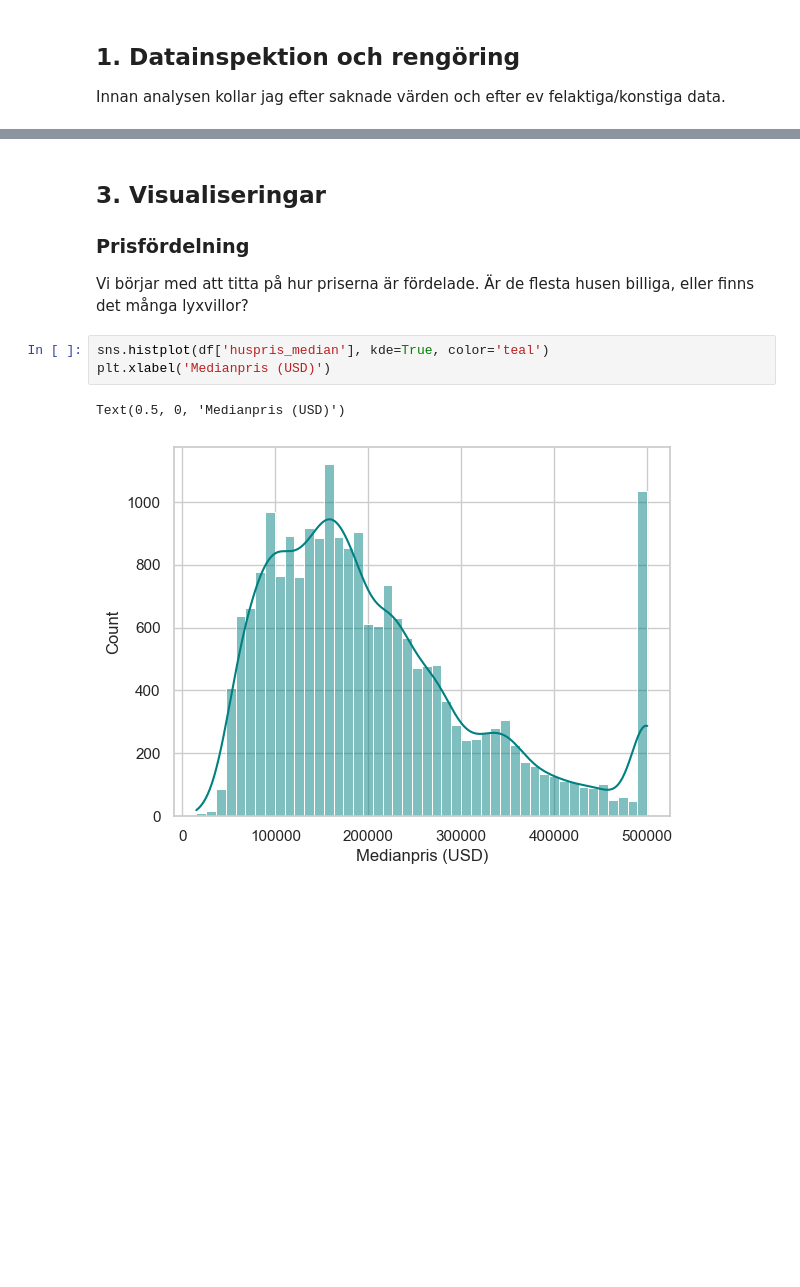
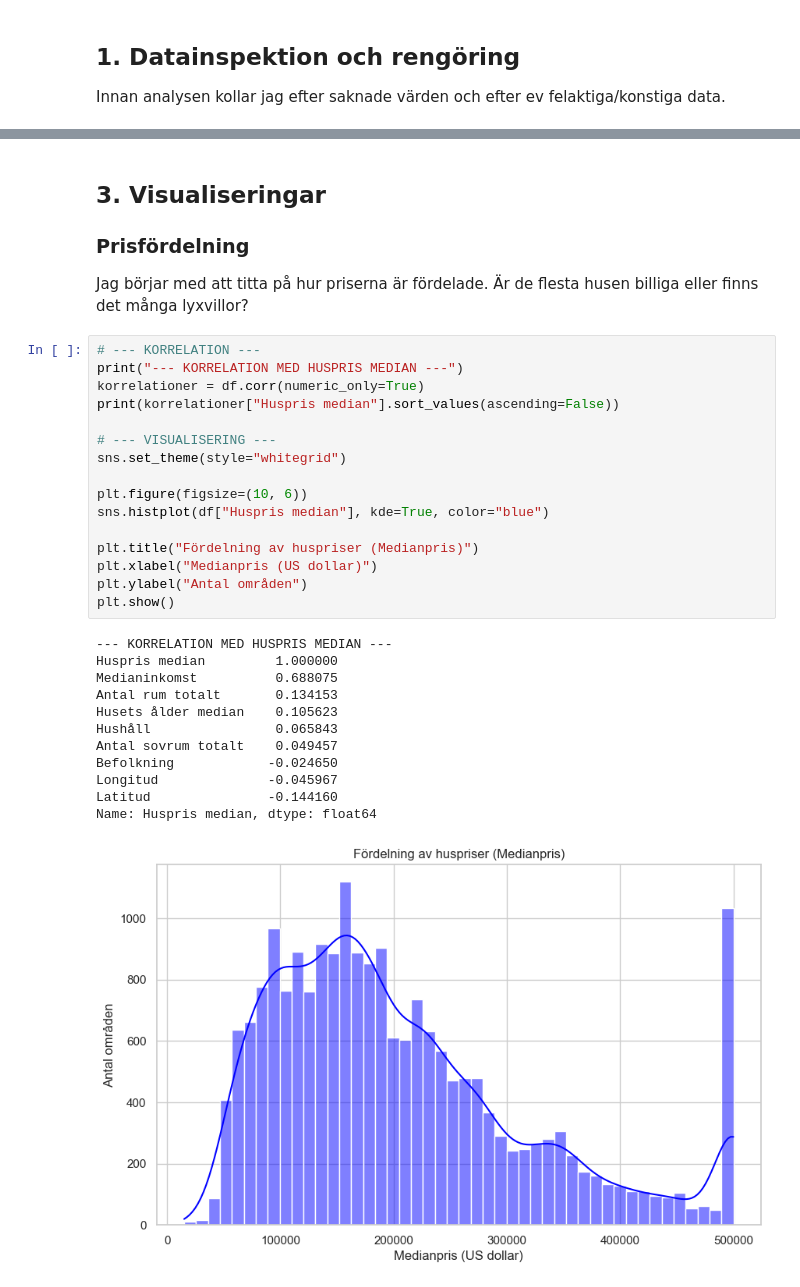
Before and after one commit to JustPlainPython/EDA, a Jupyter notebook: EDA.ipynb, the cells around one changed output, grey strips where cells are left out. Saved outputs shown, nothing was run; the diff lists cells and outputs as text; blank space fills up the shorter version.

```diff
--- a/EDA.ipynb
+++ b/EDA.ipynb
@@ -101,11 +129,34 @@ df.describe()
 # %% [markdown]
 ## 3. Visualiseringar
 ### Prisfördelning
-Vi börjar med att titta på hur priserna är fördelade. Är de flesta husen billiga, eller finns det många lyxvillor?
+Jag börjar med att titta på hur priserna är fördelade. Är de flesta husen billiga eller finns det många lyxvillor?
 # %%
-sns.histplot(df['huspris_median'], kde=True, color='teal')
-plt.xlabel('Medianpris (USD)')
+# --- KORRELATION ---
+print("--- KORRELATION MED HUSPRIS MEDIAN ---")
+korrelationer = df.corr(numeric_only=True)
+print(korrelationer["Huspris median"].sort_values(ascending=False))
+
+# --- VISUALISERING ---
+sns.set_theme(style="whitegrid")
+
+plt.figure(figsize=(10, 6))
+sns.histplot(df["Huspris median"], kde=True, color="blue")
+
+plt.title("Fördelning av huspriser (Medianpris)")
+plt.xlabel("Medianpris (US dollar)")
+plt.ylabel("Antal områden")
+plt.show()
 # %% [output]
-Text(0.5, 0, 'Medianpris (USD)')
+--- KORRELATION MED HUSPRIS MEDIAN ---
+Huspris median         1.000000
+Medianinkomst          0.688075
+Antal rum totalt       0.134153
+Husets ålder median    0.105623
+Hushåll                0.065843
+Antal sovrum totalt    0.049457
+Befolkning            -0.024650
+Longitud              -0.045967
+Latitud               -0.144160
+Name: Huspris median, dtype: float64
-[figure, old version]
+[figure, new version]
 # %% [markdown]
```
Also changed, not shown: parts of 11 cells of this notebook, 1 other file.
